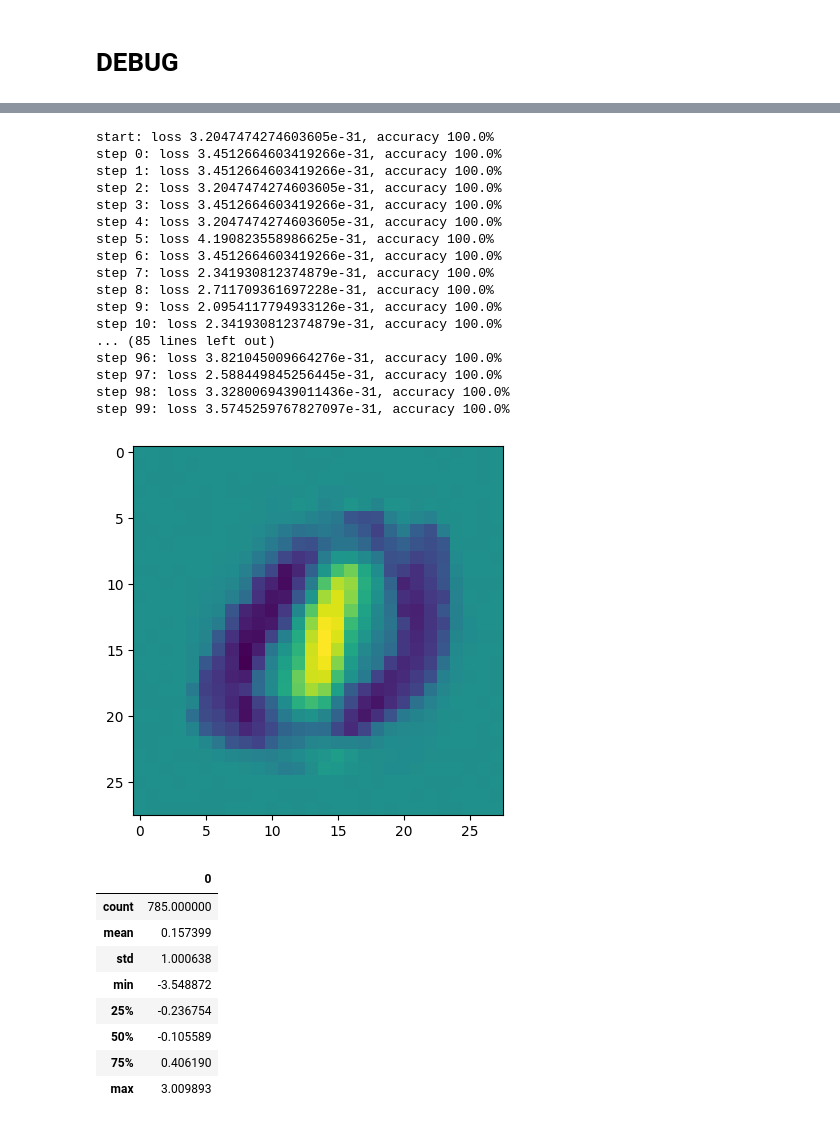
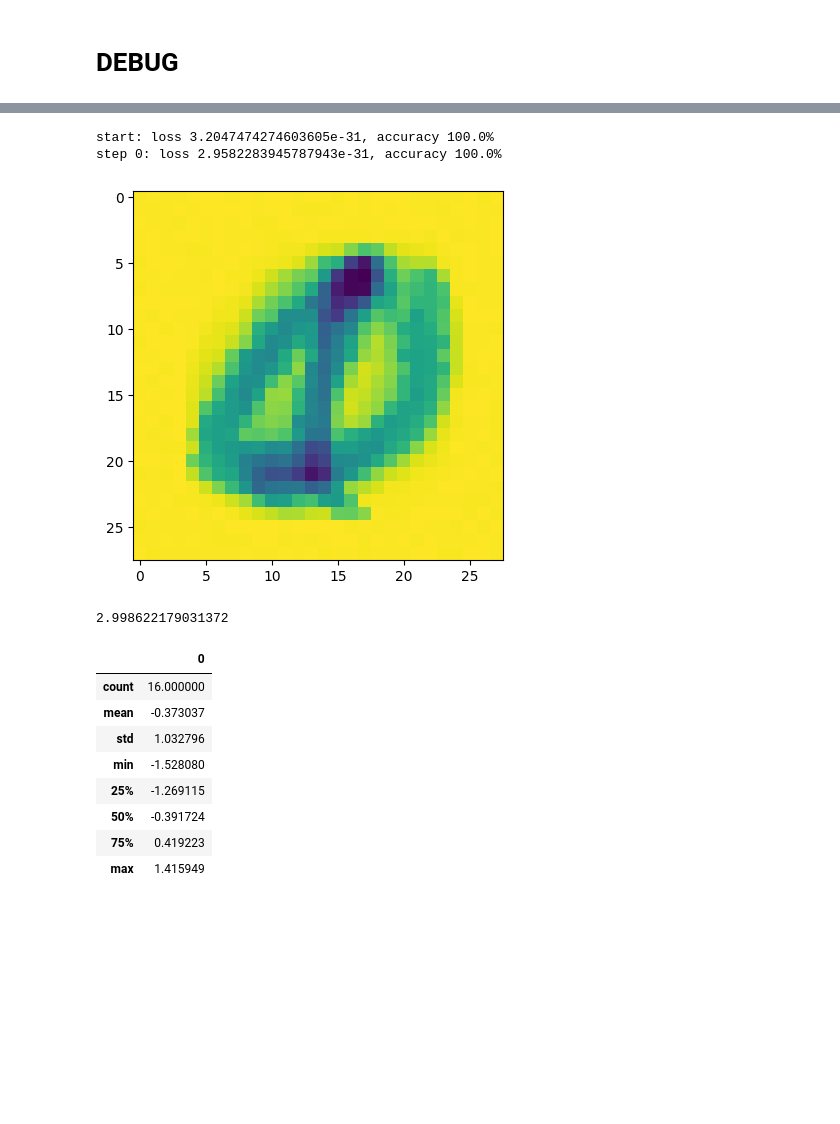
Before and after one commit to AndreyE/micrograd, a Jupyter notebook: mnist.ipynb, the cells around one changed output, grey strips where cells are left out. Cells and saved outputs as stored; diff of their text form; code cells hidden in the pictures; blank space fills up the shorter version.

Commit message:
Even nicier neurons!!!
Also, use PyTorch instead of TF

```diff
--- a/mnist.ipynb
+++ b/mnist.ipynb
@@ -66,3 +51,12 @@ X_test = X_test.reshape(X_test.shape[0], 784)
+# %%
+from torchvision import datasets as dts
+
+MNIST_DATASET = dts.MNIST(root = 'data', train = True, download=True)
+
+X_train = (MNIST_DATASET.data / 255.0 * 2 - 1)
+X_train = X_train.reshape(X_train.shape[0], 784)
+
+Y_train = MNIST_DATASET.targets
 # %%
 def draw_some(numbers):
     number = numbers[random.randint(0, numbers.shape[0] - 1)]
@@ -182,11 +161,13 @@ def select_batch(X, Y, selector, batch_size):
     idx = np.where(np.isin(Y, selector))[0]
     return get_batch(X[idx], Y[idx], batch_size)
 
-def draw_neuron(model, idx):
-    w = np.array([p.data for p in model.layers[0].neurons[idx].parameters()][:-1])
+def draw_neuron(model, neuron, layer=0):
+    w = np.array([p.data for p in model.layers[layer].neurons[neuron].parameters()][:-1])
     w = w.reshape([-1, w.shape[0]])
     draw_some(w)
 # %%
+import math
+
 def fit(model, X, Y_oh, oh_decoder, iterations, q=0.75, esat=1e-9):
     total_loss, acc = evaluate(model, X, Y_oh, oh_decoder)
     print(f"start: loss {total_loss.data}, accuracy {acc*100}%")
@@ -223,7 +204,8 @@ def get_model_for(classes, batch, iterations, model=None, esat=1e-9):
         model = MLP(
             784,
             [
-                (len(classes), 'xspace')
+                (math.comb(n, 2), 'xspace'),
+                (n, 'xspace')
             ],
             lr=1.0
         )
@@ -235,10 +217,11 @@ def get_model_for(classes, batch, iterations, model=None, esat=1e-9):
 
     return model, total_loss, acc
 # %%
-SELECTED_CLASSES = [0, 1]
+SELECTED_CLASSES = [0, 1, 2, 3, 4, 5]
 ITERATIONS = 10
 BATCH_SIZE = 100
 BATCH = X, Y = select_batch(X_train, Y_train, SELECTED_CLASSES, BATCH_SIZE)
 
 model, total_loss, accuracy = get_model_for(SELECTED_CLASSES, BATCH, ITERATIONS)
+draw_neuron(model, -1)
 # %% [output]
@@ -262,39 +239,28 @@ draw_neuron(model, 0)
 # %%
-model, total_loss, accuracy = get_model_for(SELECTED_CLASSES, BATCH, 100, model, esat=0.0)
+model, total_loss, accuracy = get_model_for(SELECTED_CLASSES, BATCH, 1, model, esat=0.0)
 draw_neuron(model, -1)
 # %% [output]
 start: loss 3.2047474274603605e-31, accuracy 100.0%
-step 0: loss 3.4512664603419266e-31, accuracy 100.0%
-step 1: loss 3.4512664603419266e-31, accuracy 100.0%
-step 2: loss 3.2047474274603605e-31, accuracy 100.0%
-step 3: loss 3.4512664603419266e-31, accuracy 100.0%
-step 4: loss 3.2047474274603605e-31, accuracy 100.0%
-step 5: loss 4.190823558986625e-31, accuracy 100.0%
-step 6: loss 3.4512664603419266e-31, accuracy 100.0%
-step 7: loss 2.341930812374879e-31, accuracy 100.0%
-step 8: loss 2.711709361697228e-31, accuracy 100.0%
-step 9: loss 2.0954117794933126e-31, accuracy 100.0%
-step 10: loss 2.341930812374879e-31, accuracy 100.0%
-... (85 lines left out)
-step 96: loss 3.821045009664276e-31, accuracy 100.0%
-step 97: loss 2.588449845256445e-31, accuracy 100.0%
-step 98: loss 3.3280069439011436e-31, accuracy 100.0%
-step 99: loss 3.5745259767827097e-31, accuracy 100.0%
+step 0: loss 2.9582283945787943e-31, accuracy 100.0%
-[figure, old version]
+[figure, new version]
+# %%
+model.layers[0].neurons[0].parameters()[0].data
+# %% [output]
+2.998622179031372
 # %%
 import pandas as pd
 
-numbers = [p.data for p in model.layers[0].neurons[0].parameters()]
+numbers = [p.data for p in model.layers[1].neurons[0].parameters()]
 numbers.sort()
 
 pd.DataFrame(numbers).describe()
 # %% [output]
 |  | 0 |
-| count | 785.000000 |
-| mean | 0.157399 |
-| std | 1.000638 |
-| min | -3.548872 |
-| 25% | -0.236754 |
-| 50% | -0.105589 |
-| 75% | 0.406190 |
-| max | 3.009893 |
+| count | 16.000000 |
+| mean | -0.373037 |
+| std | 1.032796 |
+| min | -1.528080 |
+| 25% | -1.269115 |
+| 50% | -0.391724 |
+| 75% | 0.419223 |
+| max | 1.415949 |
```
Also changed, not shown: parts of 8 cells of this notebook, 1 other file.
